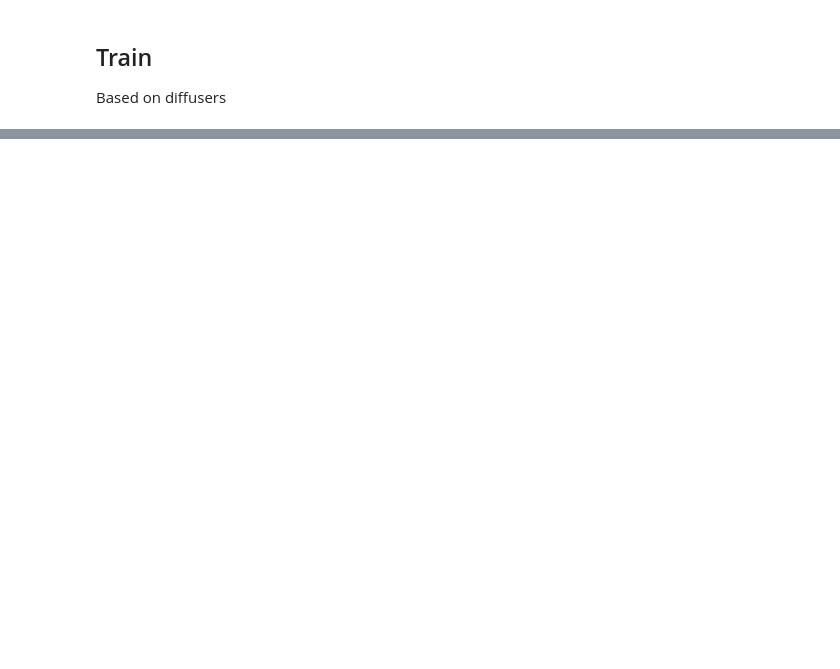
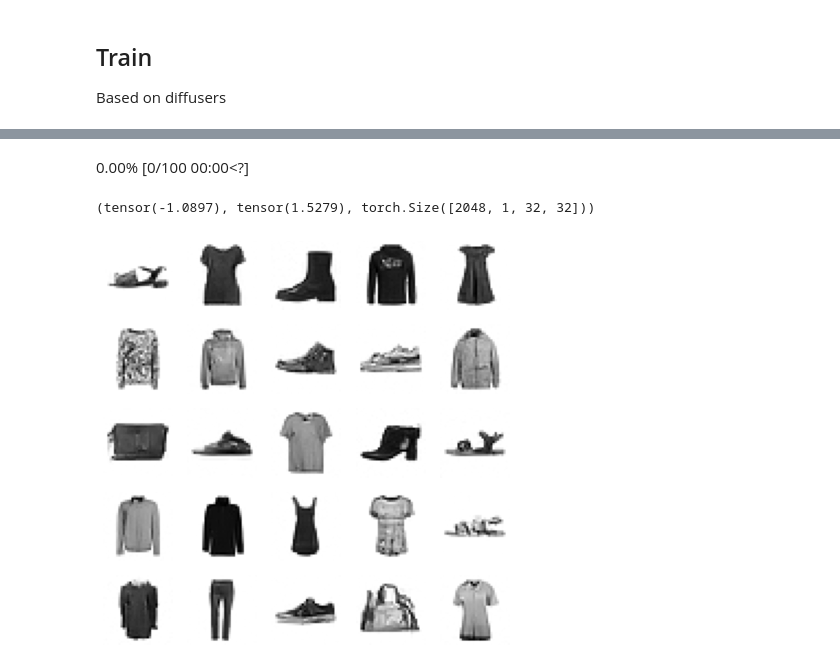
Before and after one commit to teome/diffusion-play, a Jupyter notebook: nbs/28_diffusion_attn_cond.ipynb, the cells around one changed output, grey strips where cells are left out. Drawn from its saved outputs; the diff is of its cells as text; code cells hidden in the pictures; blank space fills up the shorter version.

Commit message:
Implement, train and sample attention unet diffusion

```diff
--- a/nbs/28_diffusion_attn_cond.ipynb
+++ b/nbs/28_diffusion_attn_cond.ipynb
@@ -251,0 +291,38 @@ OutOfMemoryError: CUDA out of memory. Tried to allocate 8.00 GiB. GPU 0 has a to
+# %%
+sz = (2048,1,32,32)
+# %%
+def ddim_step(x_t, noise, abar_t, abar_t1, bbar_t, bbar_t1, eta, sig, clamp=True):
+    sig = ((bbar_t1/bbar_t).sqrt() * (1-abar_t/abar_t1).sqrt()) * eta
+    x_0_hat = ((x_t-(1-abar_t).sqrt()*noise) / abar_t.sqrt())
+    if clamp: x_0_hat = x_0_hat.clamp(-1,1)
+    if bbar_t1<=sig**2+0.01: sig=0.  # set to zero if very small or NaN
+    x_t = abar_t1.sqrt()*x_0_hat + (bbar_t1-sig**2).sqrt()*noise
+    x_t += sig * torch.randn(x_t.shape).to(x_t)
+    return x_0_hat,x_t
+# %%
+@torch.no_grad()
+def sample(f, model, sz, steps, eta=1., clamp=True):
+    model.eval()
+    ts = torch.linspace(1 - 1 / steps, 0, steps)
+    x_t = torch.randn(sz).to(def_device)
+    preds = []
+    for i, t in enumerate(progress_bar(ts)):
+        t = t[None].to(def_device)
+        abar_t = abar(t)
+        noise = model((x_t, t))
+        abar_t1 = abar(t - 1 / steps) if t >= 1/steps else torch.tensor(1)
+        x_0_hat, x_t = f(x_t, noise, abar_t, abar_t1, 1-abar_t, 1-abar_t1, eta, 1-((i+1)/steps), clamp=clamp)
+        preds.append(x_0_hat.float().cpu())
+    return preds
+# %%
+# set_seed(42)
+preds = sample(ddim_step, model, sz, steps=100, eta=1.)
+s = (preds[-1]*2)
+s.min(),s.max(),s.shape
+# %% [output]
+0.00% [0/100 00:00<?]
+(tensor(-1.0897), tensor(1.5279), torch.Size([2048, 1, 32, 32]))
+# %%
+show_images(s[:25].clamp(-1,1), imsize=1.5)
+# %% [output]
+[figure, added]
```
Also changed, not shown: parts of 14 cells of this notebook.
